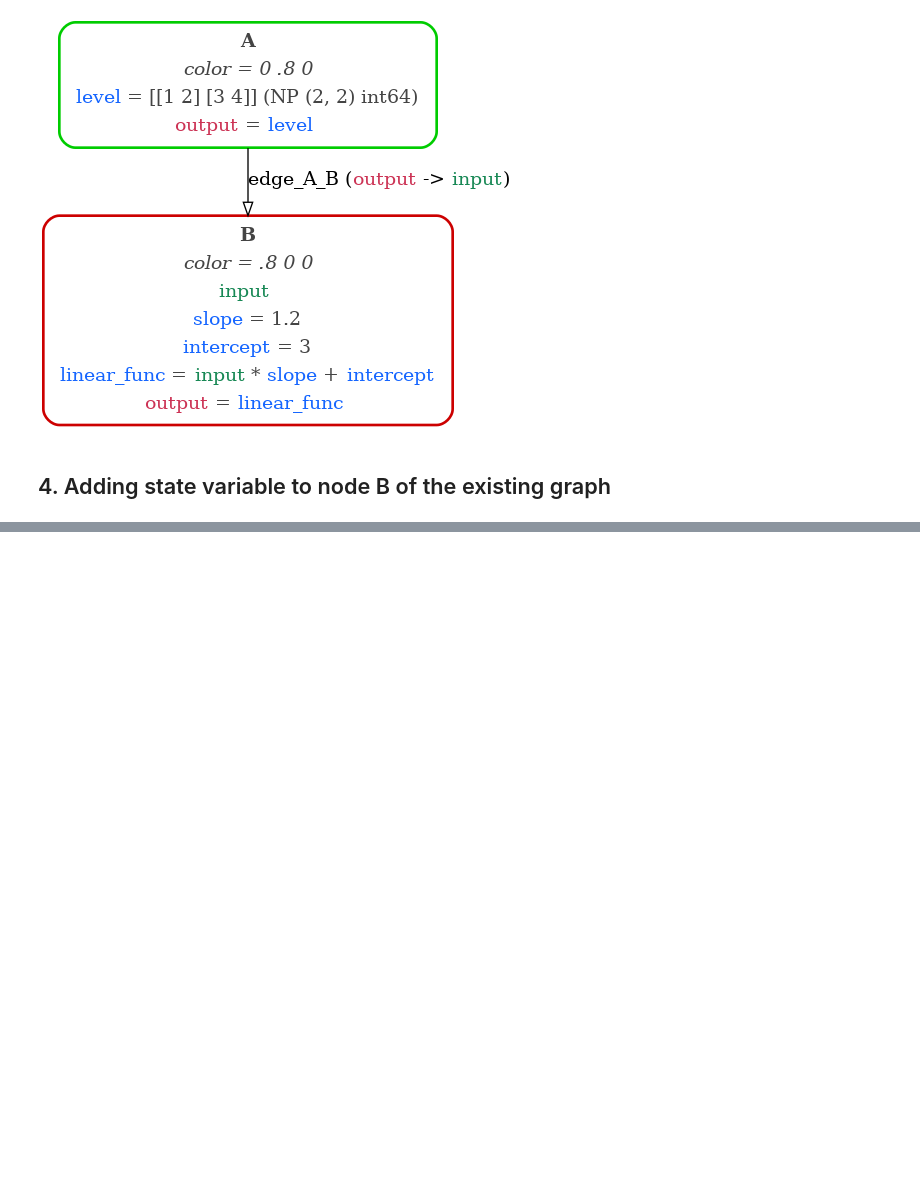
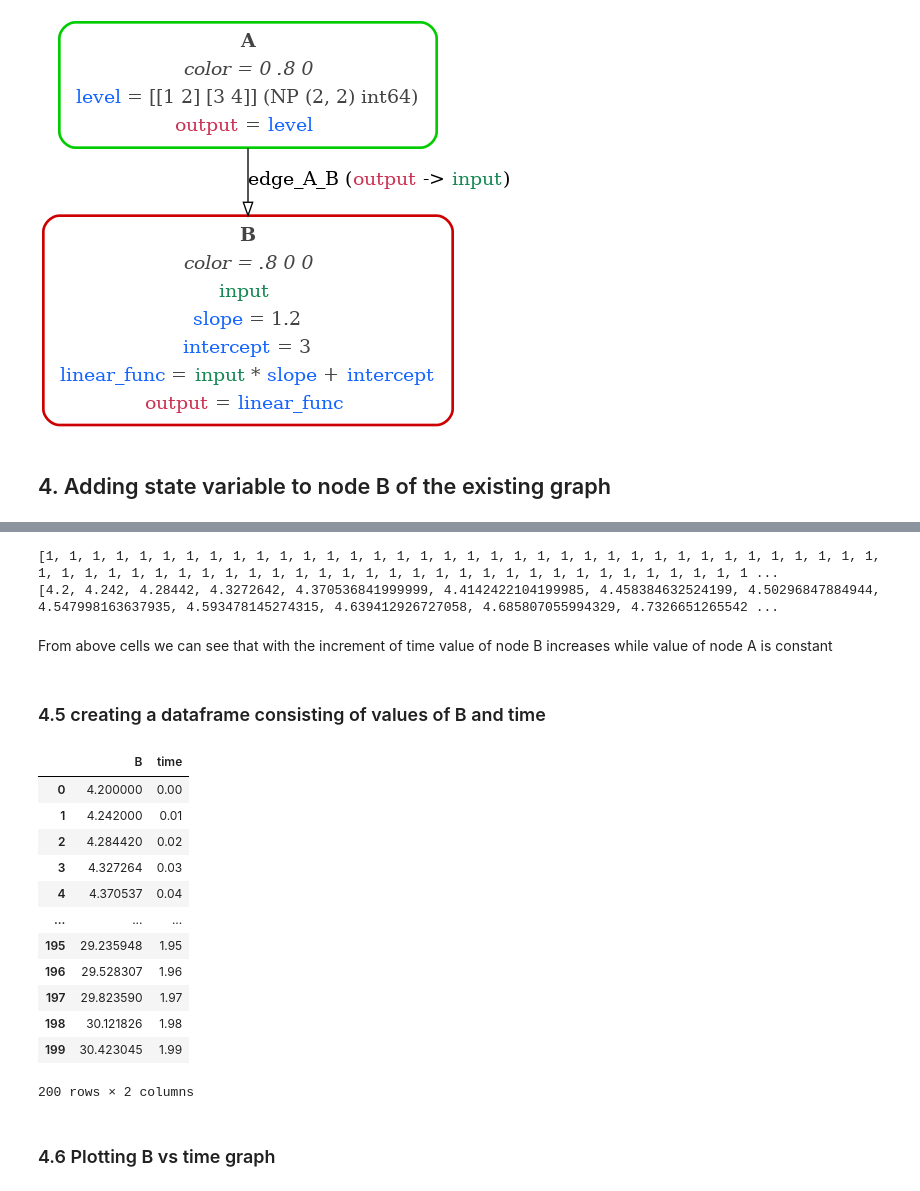
Before and after one commit to ahana02/MDF, a Jupyter notebook: examples/SimpleExample.ipynb, the cells around one changed output, grey strips where cells are left out. Cells and saved outputs as stored; diff of their text form; code cells hidden in the pictures; blank space fills up the shorter version.

```diff
--- a/examples/SimpleExample.ipynb
+++ b/examples/SimpleExample.ipynb
@@ -267,0 +277,10 @@ Output of B:
+# %%
+print(ch_A)
+print(ch_B)
+# %% [output]
+[1, 1, 1, 1, 1, 1, 1, 1, 1, 1, 1, 1, 1, 1, 1, 1, 1, 1, 1, 1, 1, 1, 1, 1, 1, 1, 1, 1, 1, 1, 1, 1, 1, 1, 1, 1, 1, 1, 1, 1, 1, 1, 1, 1, 1, 1, 1, 1, 1, 1, 1, 1, 1, 1, 1, 1, 1, 1, 1, 1, 1, 1, 1, 1, 1, 1, 1 ...
+[4.2, 4.242, 4.28442, 4.3272642, 4.370536841999999, 4.4142422104199985, 4.458384632524199, 4.50296847884944, 4.547998163637935, 4.593478145274315, 4.639412926727058, 4.685807055994329, 4.7326651265542 ...
+# %% [markdown]
+From above cells we can see that with the increment of time value of node B increases while value of node A is constant
+# %% [markdown]
+### 4.5 creating a dataframe consisting of values of B and time
@@ -267,0 +289,20 @@ Output of B:
+# %%
+import pandas as pd
+df=pd.DataFrame(dict)
+df
+# %% [output]
+|  | B | time |
+| 0 | 4.200000 | 0.00 |
+| 1 | 4.242000 | 0.01 |
+| 2 | 4.284420 | 0.02 |
+| 3 | 4.327264 | 0.03 |
+| 4 | 4.370537 | 0.04 |
+| ... | ... | ... |
+| 195 | 29.235948 | 1.95 |
+| 196 | 29.528307 | 1.96 |
+| 197 | 29.823590 | 1.97 |
+| 198 | 30.121826 | 1.98 |
+| 199 | 30.423045 | 1.99 |
+200 rows × 2 columns
+# %% [markdown]
+### 4.6 Plotting B vs time graph
```
Also changed, not shown: parts of 12 cells of this notebook.
